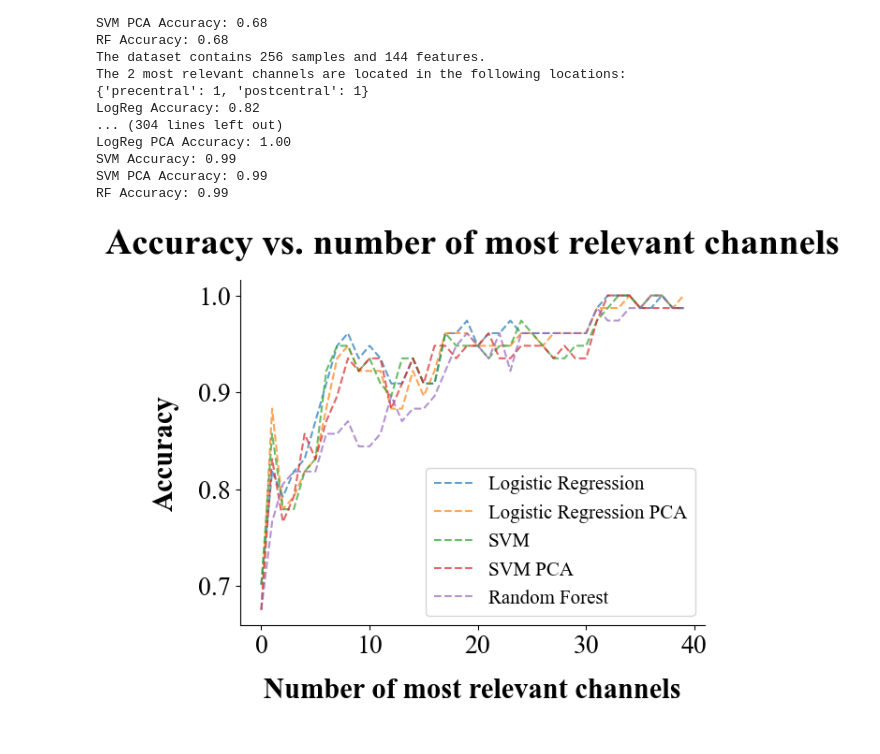
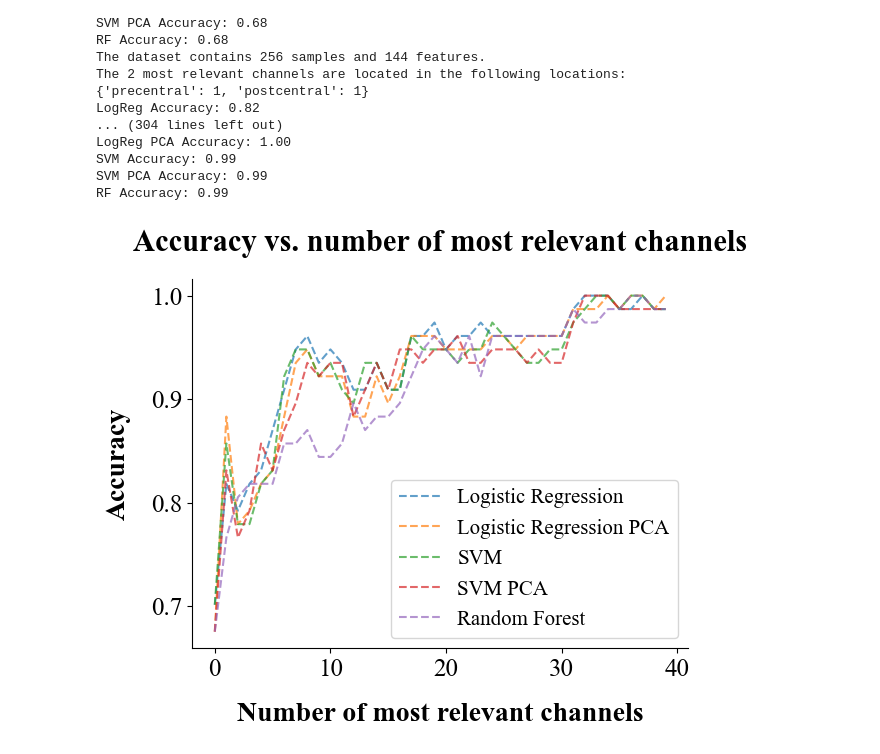
Before and after one commit to CS-433/ml-project-2-ml4science_tne, a Jupyter notebook: Code/AR_channels.ipynb, the cells around one changed output. Cells and saved outputs as stored; diff of their text form; code cells hidden in the pictures.

```diff
--- a/Code/AR_channels.ipynb
+++ b/Code/AR_channels.ipynb
@@ -117,29 +117,29 @@ RF Accuracy: 0.99
 # %%
 # General
 plt.rcParams["font.family"] = "Times New Roman"
-SMALL_SIZE = 20
-MEDIUM_SIZE = 22
-BIGGER_SIZE = 28
+SMALL_SIZE = 18
+MEDIUM_SIZE = 20
+BIGGER_SIZE = 22
 
 plt.rc('font', size=SMALL_SIZE)          # controls default text sizes
 plt.rc('axes', titlesize=BIGGER_SIZE, titleweight = 'bold', titlepad = 20)    # fontsize of the axes title
 plt.rc('axes', labelsize=MEDIUM_SIZE, labelweight = 'bold', labelpad = 15)   # fontsize of the x and y labels
 plt.rc('xtick', labelsize=SMALL_SIZE, direction = 'out')    # fontsize of the tick labels
 plt.rc('ytick', labelsize=SMALL_SIZE, direction = 'out')    # fontsize of the tick labels
 plt.rc('legend', fontsize=SMALL_SIZE)    # legend fontsize
 plt.rc('figure', titlesize=BIGGER_SIZE)  # fontsize of the figure title
 plt.rc('axes.spines', top=False, right=False)  # Removing the top and right spines
 
 plt.plot(logreg_accuracies, '--', alpha=0.7, label='Logistic Regression')
 plt.plot(logreg_pca_accuracies, '--', alpha=0.7, label='Logistic Regression PCA')
 plt.plot(svm_accuracies, '--', alpha=0.7, label='SVM')
 plt.plot(svm_pca_accuracies, '--', alpha=0.7, label='SVM PCA')
 plt.plot(rf_accuracies, '--', alpha=0.7, label='Random Forest')
 plt.legend(fontsize=15)
 plt.xlabel('Number of most relevant channels')
 plt.ylabel('Accuracy')
 plt.title('Accuracy vs. number of most relevant channels')
 plt.savefig(f'figures/{part_name}_acc_vs_channels.png', bbox_inches='tight')
 plt.show()
 # %% [output]
-[figure, old version]
+[figure, new version]
```
Also changed, not shown: 5 other files.
